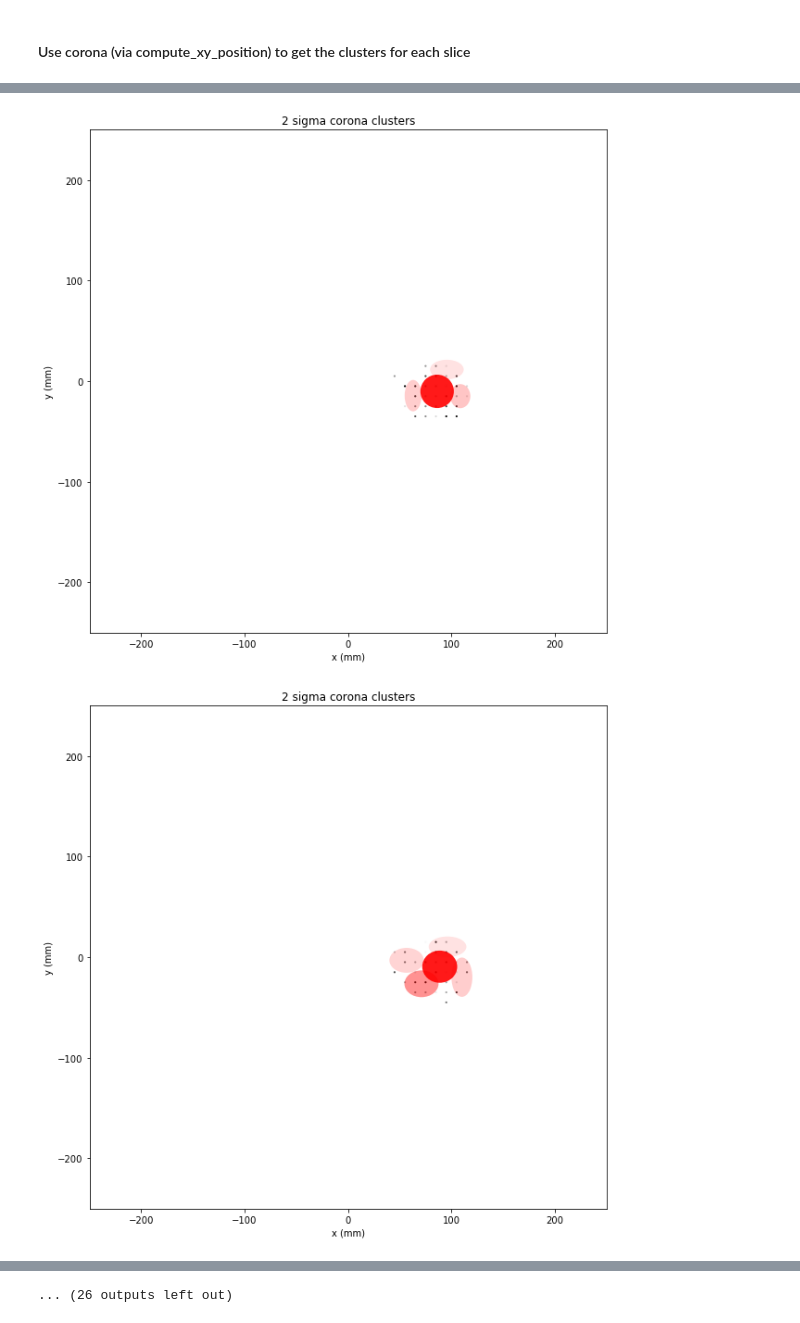
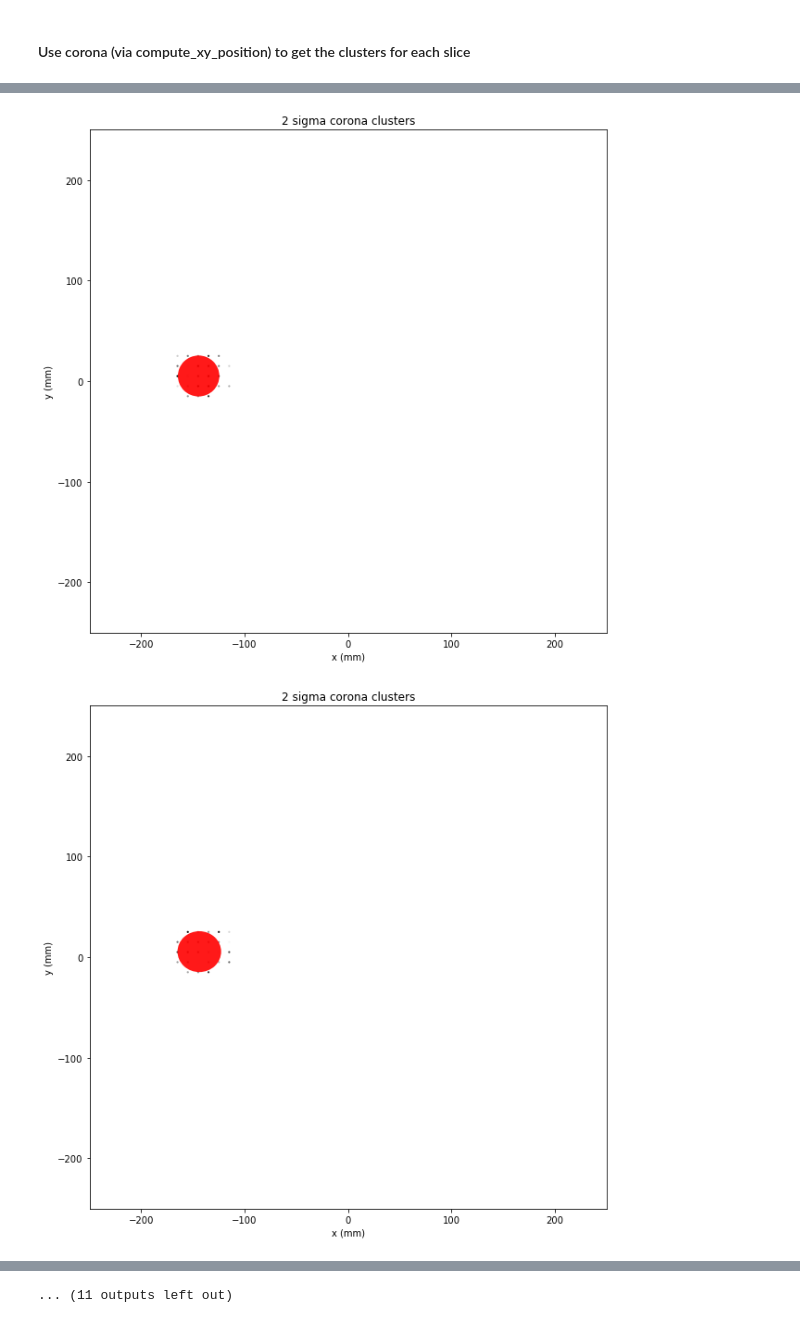
Before and after one commit to abotas/ICARO, a Jupyter notebook: invisible_cities/utils/Corona_Na.ipynb, the cells around one changed output, grey strips where cells are left out. Saved outputs shown, nothing was run; the diff lists cells and outputs as text; code cells hidden in the pictures.

```diff
--- a/invisible_cities/utils/Corona_Na.ipynb
+++ b/invisible_cities/utils/Corona_Na.ipynb
@@ -35,10 +36,10 @@ NSIPM = 1792
 # %% [markdown]
 Load data files
 # %%
-run_number = 3755
-sub_run    = '000'
+run_number = 3890
+sub_run    = '001'
 ic_data = os.path.join(os.environ['IC_DATA'])
-dst_path  = ic_data + 'LSC/kdst/{}/dst_{}.root.h5'.format(run_number, run_number)
+dst_path  = ic_data + 'LSC/kdst/dst_{}.root.h5'.format(run_number)
 pmap_path = ic_data + 'LSC/pmaps/{}/pmaps.gdcsnext.{}_{}.root.h5'.format(run_number, sub_run, run_number)
 # %% [markdown]
 #### PMAP
@@ -56,7 +72,9 @@ Nasr  = full[in_range(full.event, sev, fev+1)]
 I am going to further refine my search for events by looking at events with only one S2, just to keep things extra simple.
 # %%
 Nasr    = Nasr[Nasr.nS2 == 1]
+#find photopeak
+Nasr = Nasr[in_range(Nasr.S2e, 1e5 *units.pes, 1.26e5*units.pes)]
 Na_evts = list(set(Nasr.event.values))
 peak = 0 # only option after my cut
-Nasr
+len(Nasr)
 # %% [output]
@@ -120,7 +127,7 @@ def plot_test_slice(l_X,l_Y,l_Q):
 ### Pick an event from the list
 # %%
 event_numbers, timestamps = get_event_numbers_and_timestamps(pmap_path)
-event_number = Na_evts[7]
+event_number = Na_evts[2]
 event_time   = timestamps[np.where(event_numbers==event_number)[0]]
 plot_s2si_map(S2Sis[event_number])
 plt.title('Event: ' + str(event_number) + ' (summed time slices)')
@@ -132,18 +139,21 @@ I picked a more interesting looking event
 # %% [markdown]
 #### Use corona (via compute_xy_position) to get the clusters for each slice
 # %%
-T     =  3*units.pes
-msipm =  3
-rmax  = 20*units.mm # if < 10mm won't see plots because xrms,yrms=0 sicne pitch=10mm
+T     =  5*units.pes
+msipm =  8
+rmax  = 30*units.mm # if < 10mm won't see plots because xrms,yrms=0 sicne pitch=10mm
 nsig  =  2 # plot param: ellipses with width 2*nsig*Xrms and height 2*nsig*Yrms
+
+peak=0
 
 S1 = S1s  .get(event_number, {})
 S2 = S2s  .get(event_number, {})
 Si = S2Sis.get(event_number, {})
 n_slices     = len(Si[peak][next(iter(Si[peak]))])
-
+evt_clusters = []
 for slice_no in range(n_slices):
     clusters = compute_xy_position(Si[peak], slice_no)
+    evt_clusters.append(clusters)
 
     # Plot SiPMS
     ax = plot_test_slice(*plot_helper(Si[peak], slice_no))
@@ -167,2 +177,2 @@ for slice_no in range(n_slices):
-[figure, old version]
+[figure, new version]
-[figure, old version]
+[figure, new version]
@@ -173 +183 @@ for slice_no in range(n_slices):
-... (26 outputs left out)
+... (11 outputs left out)
```
Also changed, not shown: parts of 7 cells of this notebook, 1 other file.
